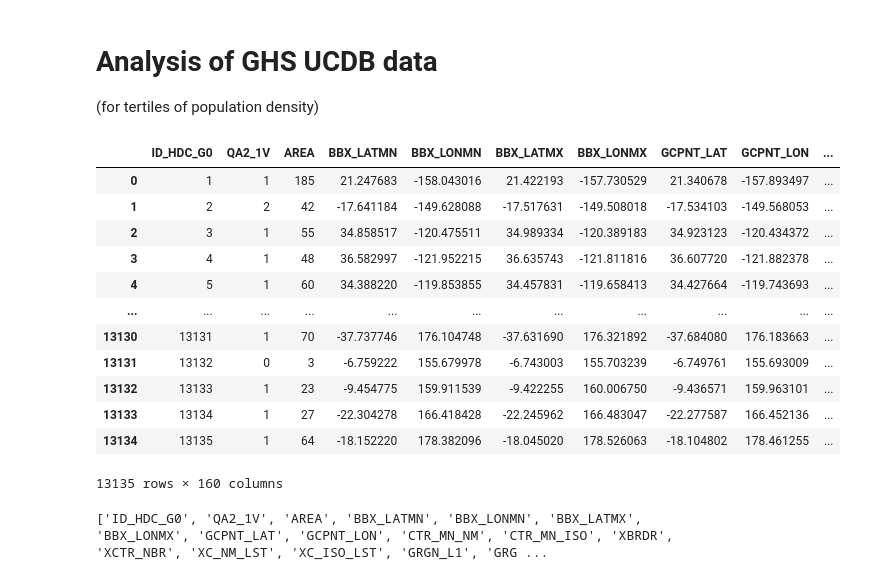
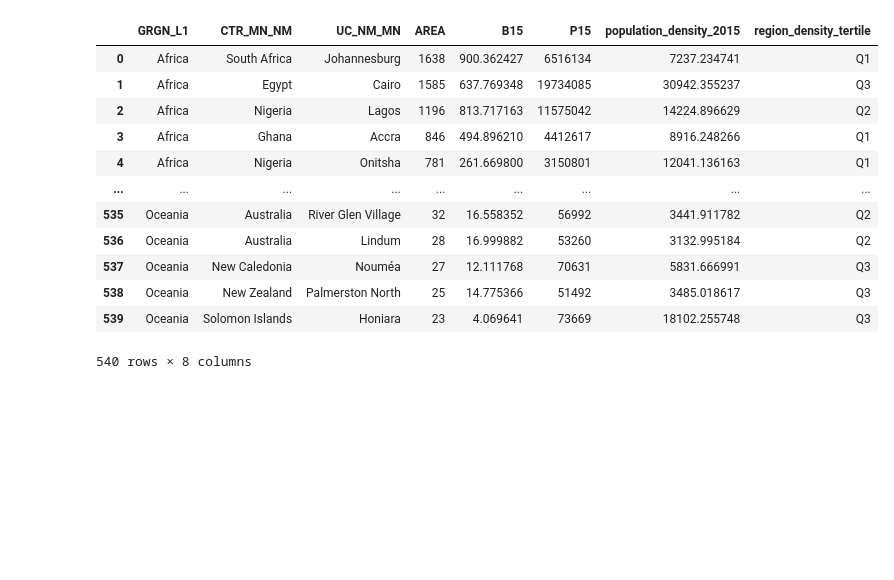
Before and after one commit to carlhiggs/urban_density_covid_linkage, a Jupyter notebook: Population and region data linkage.ipynb, the cells around one changed output. Saved outputs shown, nothing was run; the diff lists cells and outputs as text; code cells hidden in the pictures; blank space fills up the shorter version.

```diff
--- a/Population and region data linkage.ipynb
+++ b/Population and region data linkage.ipynb
@@ -121,0 +27,22 @@ df
+# %%
+# Get the GHS UCDB data
+# zip file including multiple formats from
+# https://jeodpp.jrc.ec.europa.eu/ftp/jrc-opendata/GHSL/GHS_STAT_UCDB2015MT_GLOBE_R2019A/V1-2/GHS_STAT_UCDB2015MT_GLOBE_R2019A_V1_2.zip
+df = pd.read_csv('./GHS/GHS_STAT_UCDB2015MT_GLOBE_R2019A_V1_2.csv')
+covariates = ['GRGN_L1','CTR_MN_NM','UC_NM_MN','AREA','B15','P15']
+df = df[covariates]
+
+# only analyse named urban centres (because some small ones in Oceania in particular are not named)
+# and set a minimum area of at least 10 square kilometres to mitigate extreme densities
+# for smaller, low population settlements
+df = df.loc[(df['UC_NM_MN'].isna()==False) & (df['AREA']>20)]
+
+# calculate population per sqkm in 2015
+# using B15, built up area, as more closely matches values eg for Dhaka in Adlakha et al 2020 paper
+# however, it is still lower (eg Dhaka approximately 28k instead of 45k)
+# difference no doubt largely because targetting a time point 5 years earlier
+df['population_density_2015'] = df['P15']/df['B15']
+# for display purposes, make population estimate an integer
+df['P15'] = df['P15'].astype('int')
+
+df
@@ -122,5 +80,20 @@ df
 # %%
-
-df['region_population_tertile'] = df.groupby(['Region Name'])[2022].transform(
+# Create region specific tertiles of population density for the 100 largest cities in each region which were identified
+df100x6['region_density_tertile'] = df100x6.groupby(['GRGN_L1'])['population_density_2015'].transform(
                      lambda x: pd.qcut(x, 3, labels=['Q1','Q2','Q3'])
 )
+df100x6
+# %% [output]
+|  | GRGN_L1 | CTR_MN_NM | UC_NM_MN | AREA | B15 | P15 | population_density_2015 | region_density_tertile |
+| 0 | Africa | South Africa | Johannesburg | 1638 | 900.362427 | 6516134 | 7237.234741 | Q1 |
+| 1 | Africa | Egypt | Cairo | 1585 | 637.769348 | 19734085 | 30942.355237 | Q3 |
+| 2 | Africa | Nigeria | Lagos | 1196 | 813.717163 | 11575042 | 14224.896629 | Q2 |
+| 3 | Africa | Ghana | Accra | 846 | 494.896210 | 4412617 | 8916.248266 | Q1 |
+| 4 | Africa | Nigeria | Onitsha | 781 | 261.669800 | 3150801 | 12041.136163 | Q1 |
+| ... | ... | ... | ... | ... | ... | ... | ... | ... |
+| 535 | Oceania | Australia | River Glen Village | 32 | 16.558352 | 56992 | 3441.911782 | Q2 |
+| 536 | Oceania | Australia | Lindum | 28 | 16.999882 | 53260 | 3132.995184 | Q2 |
+| 537 | Oceania | New Caledonia | Nouméa | 27 | 12.111768 | 70631 | 5831.666991 | Q3 |
+| 538 | Oceania | New Zealand | Palmerston North | 25 | 14.775366 | 51492 | 3485.018617 | Q3 |
+| 539 | Oceania | Solomon Islands | Honiara | 23 | 4.069641 | 73669 | 18102.255748 | Q3 |
+540 rows × 8 columns
@@ -134,27 +99,0 @@ df_final_wup.to_csv('UN_city_population_tertiles_by_region.csv', encoding='utf-8
-# %% [markdown]
-# Analysis of GHS UCDB data
-(for tertiles of population density)
-# %%
-# Get the GHS UCDB data
-# zip file including multiple formats from
-# https://jeodpp.jrc.ec.europa.eu/ftp/jrc-opendata/GHSL/GHS_STAT_UCDB2015MT_GLOBE_R2019A/V1-2/GHS_STAT_UCDB2015MT_GLOBE_R2019A_V1_2.zip
-df_ghs = pd.read_csv('./GHS/GHS_STAT_UCDB2015MT_GLOBE_R2019A_V1_2.csv')
-df_ghs
-# %% [output]
-|  | ID_HDC_G0 | QA2_1V | AREA | BBX_LATMN | BBX_LONMN | BBX_LATMX | BBX_LONMX | GCPNT_LAT | GCPNT_LON | ... |
-| 0 | 1 | 1 | 185 | 21.247683 | -158.043016 | 21.422193 | -157.730529 | 21.340678 | -157.893497 | ... |
-| 1 | 2 | 2 | 42 | -17.641184 | -149.628088 | -17.517631 | -149.508018 | -17.534103 | -149.568053 | ... |
-| 2 | 3 | 1 | 55 | 34.858517 | -120.475511 | 34.989334 | -120.389183 | 34.923123 | -120.434372 | ... |
-| 3 | 4 | 1 | 48 | 36.582997 | -121.952215 | 36.635743 | -121.811816 | 36.607720 | -121.882378 | ... |
-| 4 | 5 | 1 | 60 | 34.388220 | -119.853855 | 34.457831 | -119.658413 | 34.427664 | -119.743693 | ... |
-| ... | ... | ... | ... | ... | ... | ... | ... | ... | ... | ... |
-| 13130 | 13131 | 1 | 70 | -37.737746 | 176.104748 | -37.631690 | 176.321892 | -37.684080 | 176.183663 | ... |
-| 13131 | 13132 | 0 | 3 | -6.759222 | 155.679978 | -6.743003 | 155.703239 | -6.749761 | 155.693009 | ... |
-| 13132 | 13133 | 1 | 23 | -9.454775 | 159.911539 | -9.422255 | 160.006750 | -9.436571 | 159.963101 | ... |
-| 13133 | 13134 | 1 | 27 | -22.304278 | 166.418428 | -22.245962 | 166.483047 | -22.277587 | 166.452136 | ... |
-| 13134 | 13135 | 1 | 64 | -18.152220 | 178.382096 | -18.045020 | 178.526063 | -18.104802 | 178.461255 | ... |
-13135 rows × 160 columns
-# %%
-print(list(df_ghs.columns))
-# %% [output]
-['ID_HDC_G0', 'QA2_1V', 'AREA', 'BBX_LATMN', 'BBX_LONMN', 'BBX_LATMX', 'BBX_LONMX', 'GCPNT_LAT', 'GCPNT_LON', 'CTR_MN_NM', 'CTR_MN_ISO', 'XBRDR', 'XCTR_NBR', 'XC_NM_LST', 'XC_ISO_LST', 'GRGN_L1', 'GRG ...
```
Also changed, not shown: parts of 23 cells of this notebook.
